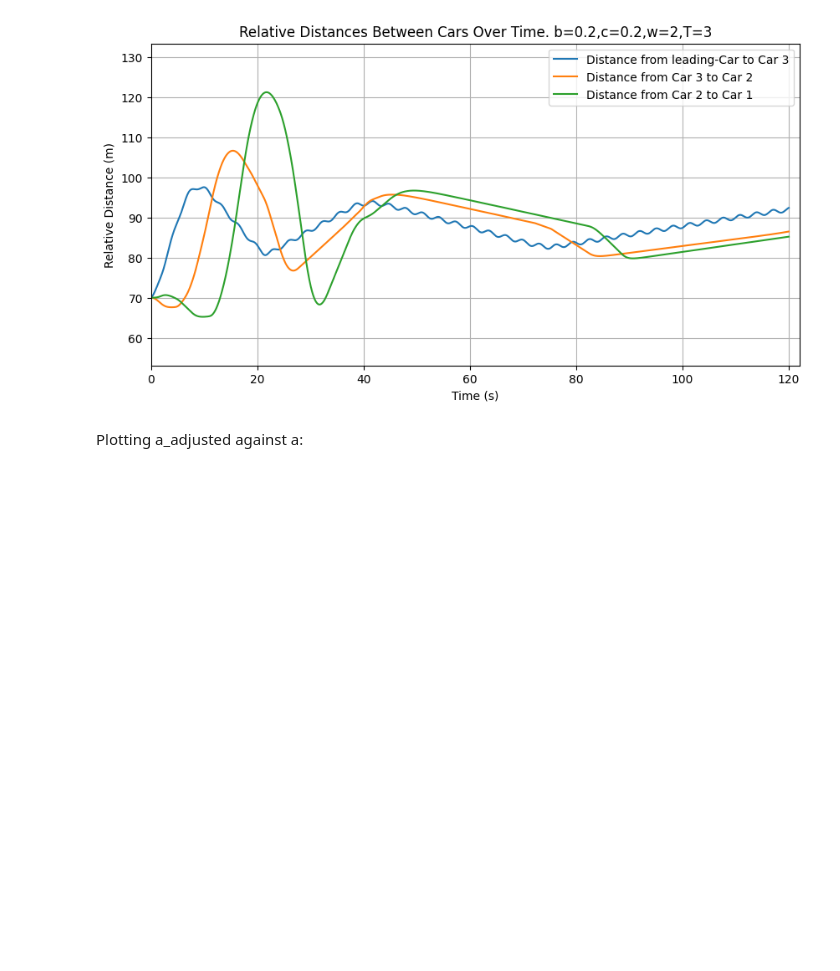
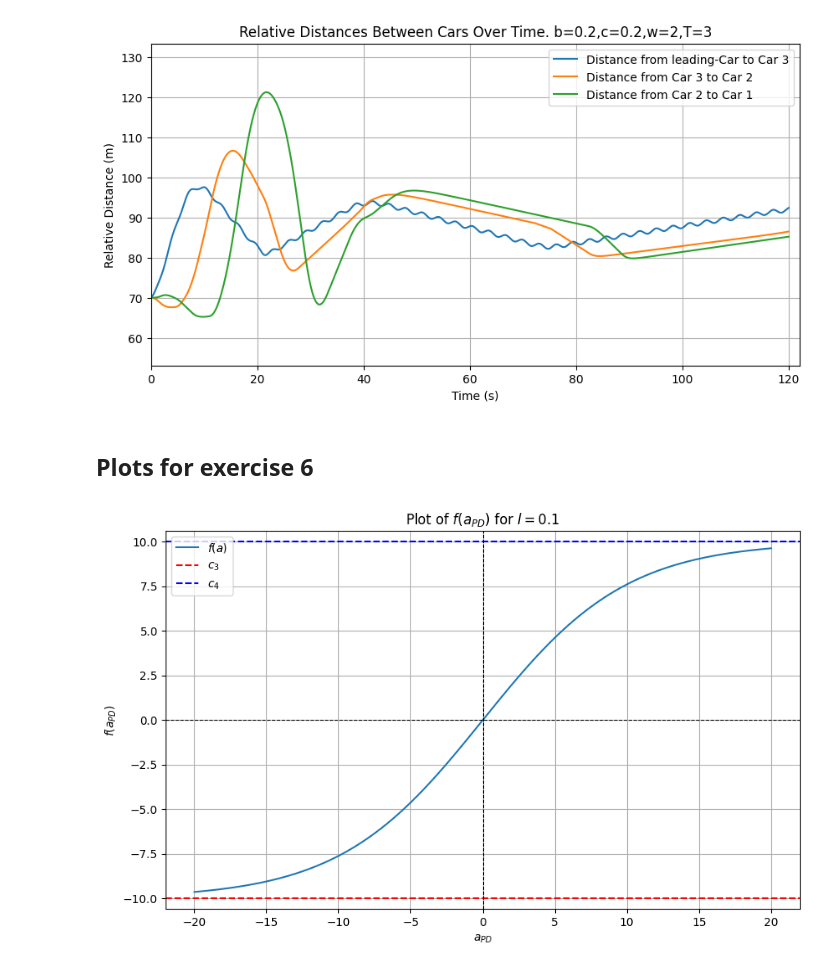
Before and after one commit to s204496/01257_advanced_math_modeling, a Jupyter notebook: numerical_simulations.ipynb, the cells around one changed output. Cells and saved outputs as stored; diff of their text form; code cells hidden in the pictures; blank space fills up the shorter version.

```diff
--- a/numerical_simulations.ipynb
+++ b/numerical_simulations.ipynb
@@ -113,5 +113,34 @@ plt.show()
 # %% [output]
 [figure]
 [figure]
-# %% [markdown]
-Plotting a_adjusted against a:
+# %% [markdown]
+## Plots for exercise 6
+# %%
+def f(a):
+    term1 = 0.5 * c4 * (np.abs(np.tanh(l * a)) + np.tanh(l * a))
+    term2 = 0.5 * c3 * (np.abs(np.tanh(l * a)) - np.tanh(l * a))
+    return term1 + term2
+
+# Generate the range for a
+a = np.linspace(-20, 20, 500)
+
+f_values = f(a)
+
+# Plot the function
+plt.figure(figsize=(10, 6))
+plt.plot(a, f_values, label=r'$f(a)$')
+
+# Add horizontal lines for c3 and c4
+plt.axhline(c3, color='red', linewidth=1.5, linestyle='--', label=r'$c_3$')
+plt.axhline(c4, color='blue', linewidth=1.5, linestyle='--', label=r'$c_4$')
+
+plt.title(r'Plot of $f(a_{PD})$ for $l=0.1$')
+plt.xlabel(r'$a_{PD}$')
+plt.ylabel(r'$f(a_{PD})$')
+plt.axhline(0, color='black', linewidth=0.8, linestyle='--')
+plt.axvline(0, color='black', linewidth=0.8, linestyle='--')
+plt.grid(True)
+plt.legend()
+plt.show()
+# %% [output]
+[figure, added]
```
Also changed, not shown: parts of 7 cells of this notebook.
